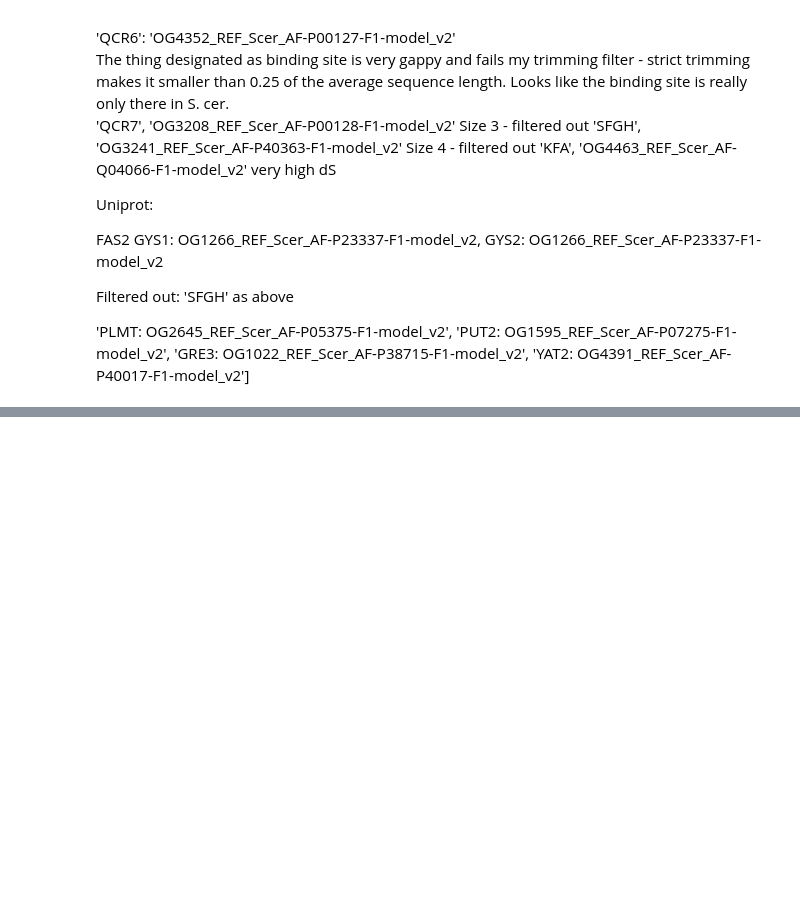
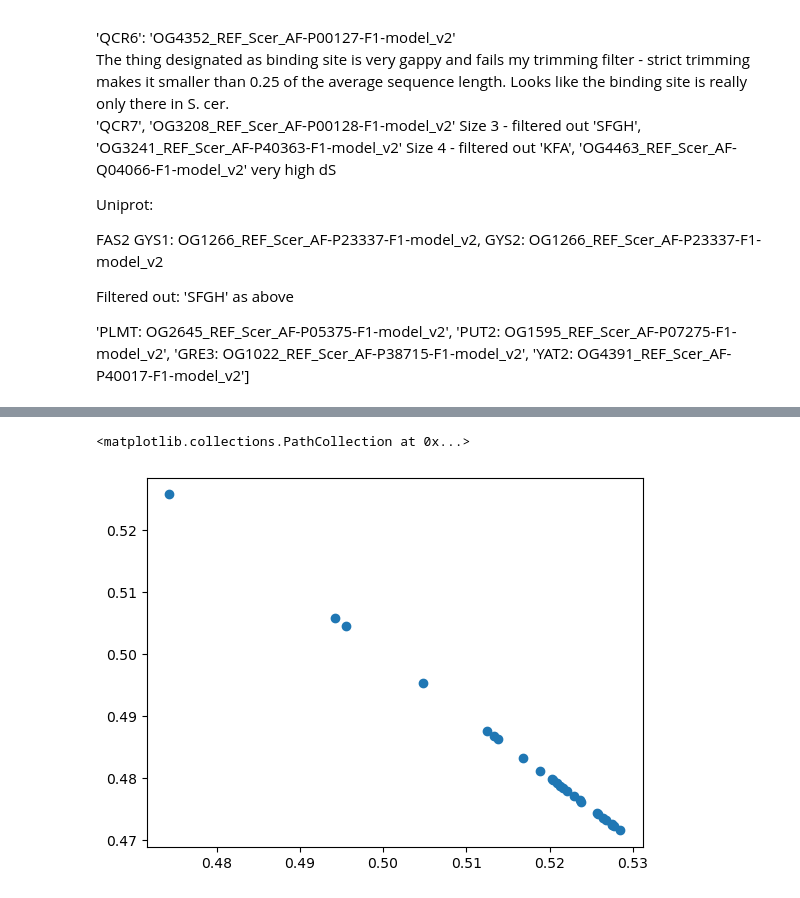
Before and after one commit to heineike02/diverse_yeast, a Jupyter notebook: 20230913_m0_breakdown_by_features.ipynb, the cells around one changed output, grey strips where cells are left out. Saved outputs shown, nothing was run; the diff lists cells and outputs as text; code cells hidden in the pictures; blank space fills up the shorter version.

```diff
--- a/20230913_m0_breakdown_by_features.ipynb
+++ b/20230913_m0_breakdown_by_features.ipynb
@@ -1334,0 +1815,19 @@ KF------T----A-SL
+# %%
+#Plot percentage inner and outer for a given OG.  Calculate averages and std.
+
+fig, ax = plt.subplots(1,1)
+
+inners = []
+outers = []
+
+for key, data in og_inner_outer_data.items():
+    #print(key)
+    inners.append(data['full_protein_pct']['inner'])
+    outers.append(data['full_protein_pct']['outer'])
+
+ax.scatter(inners, outers)
+
+np.std(inners)
+# %% [output]
+<matplotlib.collections.PathCollection at 0x...>
+[figure, added]
```
Also changed, not shown: parts of 41 cells of this notebook, 6 other files.
